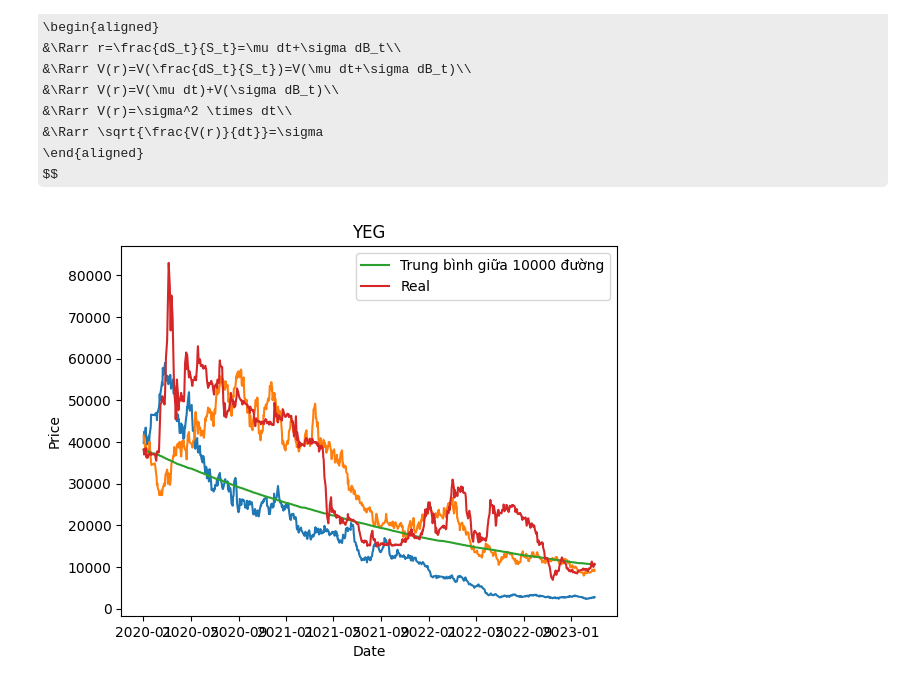
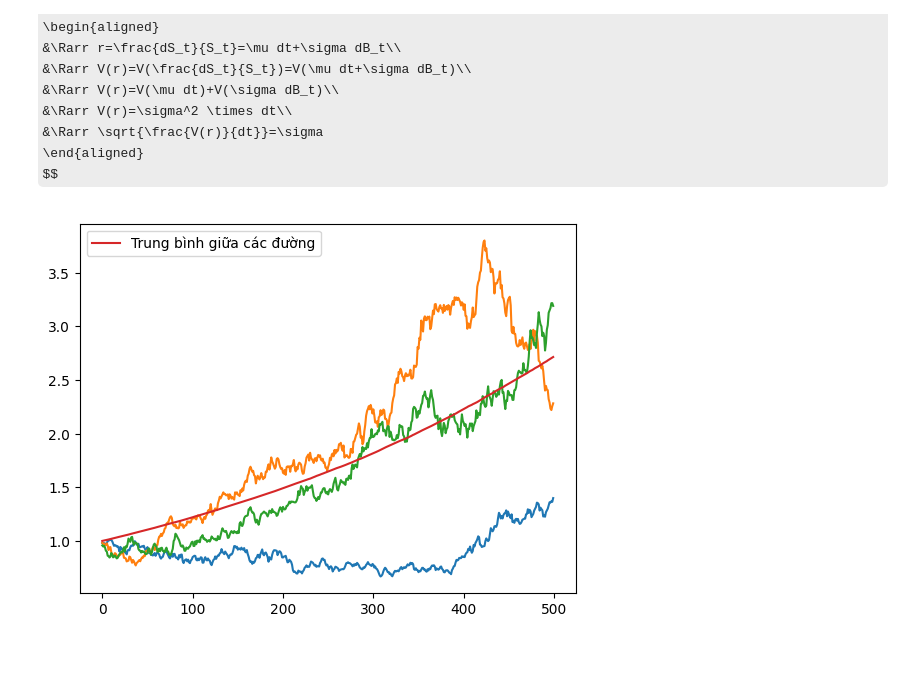
Before and after one commit to khanhtrinh2003/Financial-mathematics, a Jupyter notebook: kiem_tra.ipynb, the cells around one changed output. Drawn from its saved outputs; the diff is of its cells as text; code cells hidden in the pictures; some formulas as TeX source; blank space fills up the shorter version.

```diff
--- a/kiem_tra.ipynb
+++ b/kiem_tra.ipynb
@@ -16,6 +16,6 @@ Index(['AAA', 'AAM', 'AAT', 'ABR', 'ABS', 'ABT', 'ACB', 'ACC', 'ACG', 'ACL',
        'VPS', 'VRC', 'VRE', 'VSC', 'VSH', 'VSI', 'VTB', 'VTO', 'YBM', 'YEG'],
       dtype='object', length=406)
 # %%
-start = "2020-01-01"
+start = "2013-01-01"
 end = "2023-03-31"
 df = vn[(pd.Timestamp(start).date()<=vn.index.date)&(vn.index.date<=pd.Timestamp(end).date())][["VIC","YEG"]]
@@ -139,28 +141,23 @@ def mu_sigma(tisuat,hs):
     sigma = np.sqrt(tisuat.var()*hs)
     return mu, sigma
 # %%
-mu_YEG, sigma_YEG =  mu_sigma(ti_suat["YEG"],len(ti_suat))
-ticker = "YEG"
+ticker = "VIC"
+mu, sigma =  mu_sigma(ti_suat[ticker],len(ti_suat))
+
 T=1
-N=len(df) # Số bước
+N=500 # Số bước
 M=10000 # Số kịch bản
 dt=T/N
 t=np.arange(0,1,dt)
 dW = np.sqrt(dt)*np.random.randn(M,N)
 W = np.cumsum(dW,axis=1)
-
-S0=df[ticker].iloc[0,]
-U=np.exp((mu_YEG-0.5*sigma_YEG**2)*t+sigma_YEG*W)
-
+mu=1
+sigma=0.5
+U=np.exp((mu-0.5*sigma**2)*t+sigma*W)
 Umean = np.mean(U,axis=0)
-
-plt.plot(df.index,S0*U[:2].T) #Vẽ 3 đường
-plt.plot(df.index,S0*Umean,label=f"Trung bình giữa {M} đường")
-plt.plot(df[ticker],label="Real")
-plt.title(ticker)
-plt.ylabel("Price")
-plt.xlabel("Date")
+plt.plot(U[:3].T) #Vẽ 5 đường
+plt.plot(Umean,label="Trung bình giữa các đường")
 plt.legend()
 plt.show()
 # %% [output]
-[figure, old version]
+[figure, new version]
```
Also changed, not shown: parts of 8 cells of this notebook, 1 other file.
